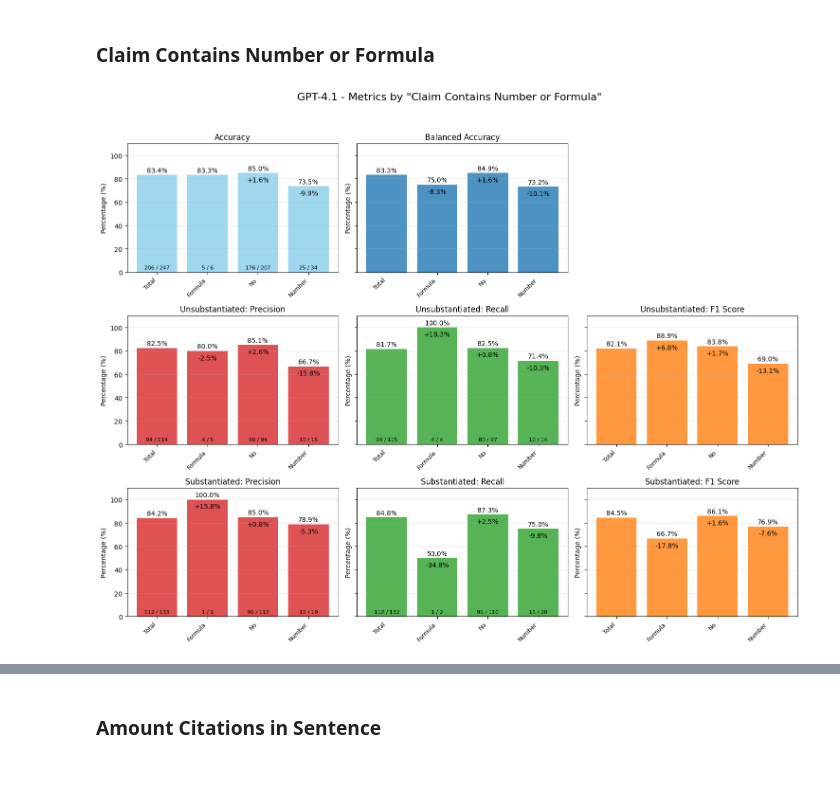
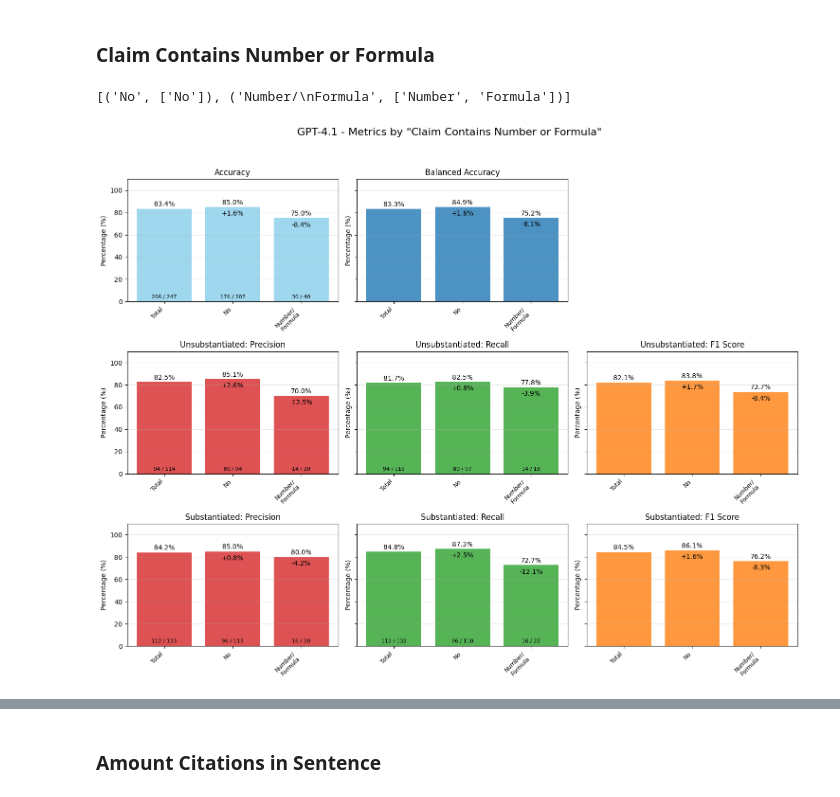
Before and after one commit to insabelter/citation-verification, a Jupyter notebook: notebooks/07_results_evaluation_and_visualisation.ipynb, the cells around one changed output, grey strips where cells are left out. Drawn from its saved outputs; the diff is of its cells as text; code cells hidden in the pictures.

Commit message:
group number/formula for significance analysis

```diff
--- a/notebooks/07_results_evaluation_and_visualisation.ipynb
+++ b/notebooks/07_results_evaluation_and_visualisation.ipynb
@@ -304,12 +304,16 @@ Time taken for permutation test: 10.05 seconds
 # %% [markdown]
 ### Claim Contains Number or Formula
+# %%
+get_attribute_value_groups(model_dfs["GPT-4.1"], "Claim Contains Number or Formula", group_numbers_from="Number/Formula")
+# %% [output]
+[('No', ['No']), ('Number/\nFormula', ['Number', 'Formula'])]
 # %%
 attribute = "Claim Contains Number or Formula"
-results = attribute_predictions_per_model(model_dfs, attribute)
+results = attribute_predictions_per_model(model_dfs, attribute, group_numbers_from="Number/Formula")
 results_per_attribute[attribute] = results[analyzed_model]
 show_metrics_by_attribute_values(results, attribute, analyzed_model)
 # %% [output]
-[figure, old version]
+[figure, new version]
 # %%
 significance_tests_results[attribute] = significance_tests_for_attribute(analyzed_df, analyzed_model,attribute)
 # %% [output]
```
Also changed, not shown: parts of 11 cells of this notebook, 5 other files.
